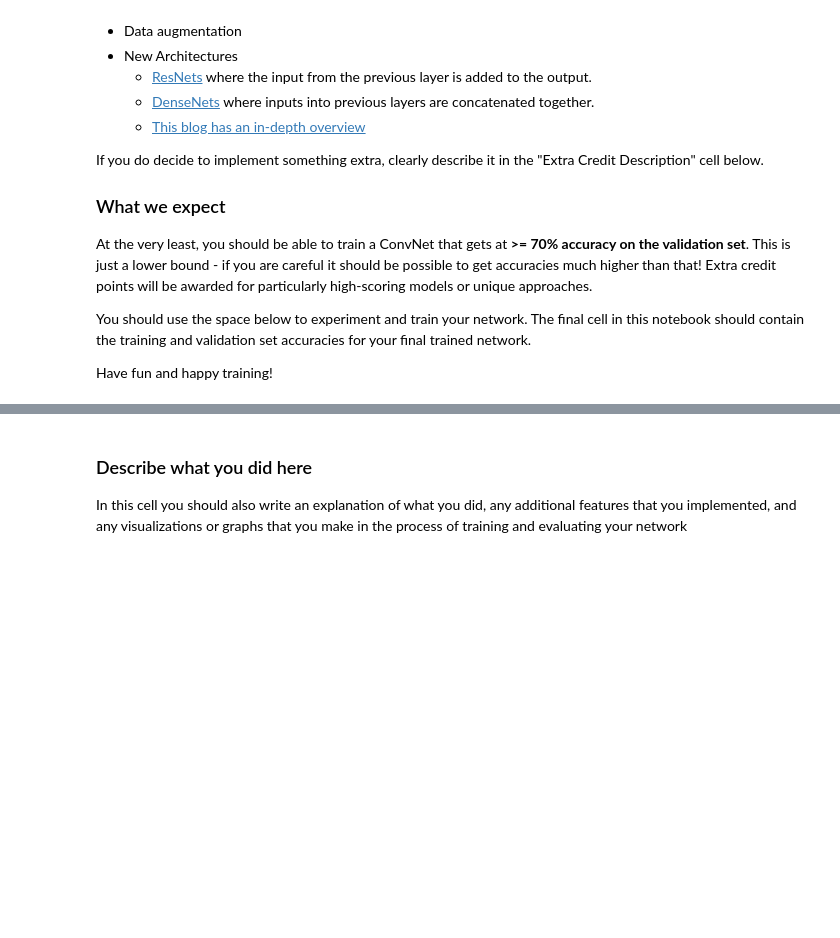
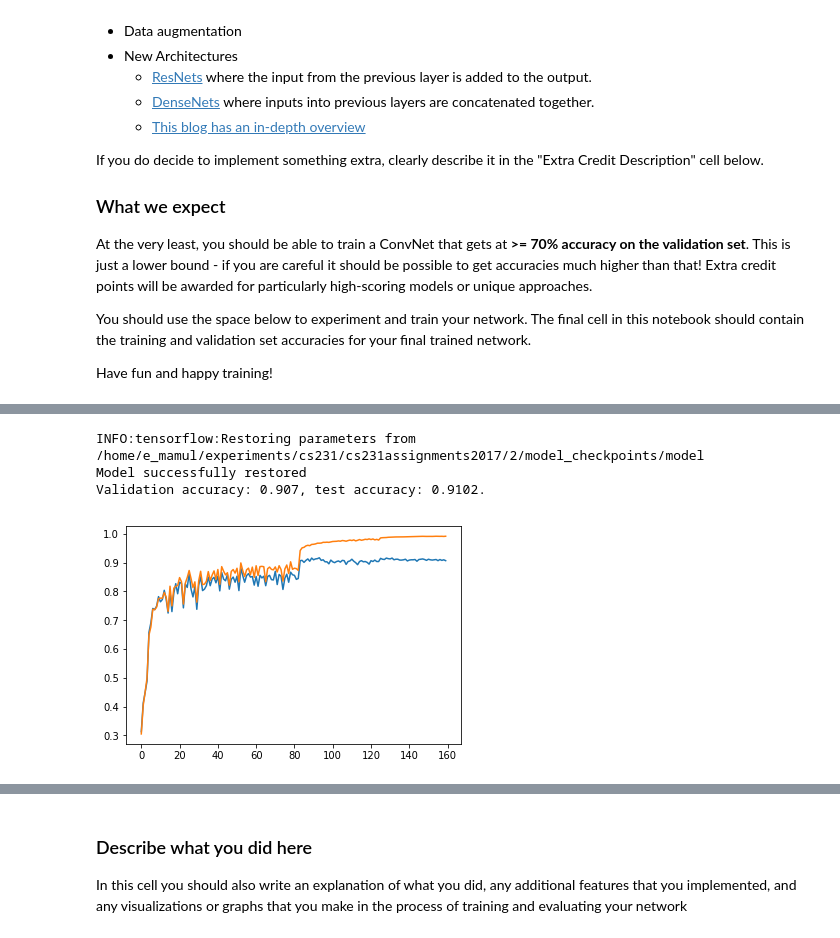
Before and after one commit to PihtaHorse/cs231assignments2017, a Jupyter notebook: 2/TensorFlow.ipynb, the cells around one changed output, grey strips where cells are left out. Saved outputs shown, nothing was run; the diff lists cells and outputs as text; code cells hidden in the pictures; blank space fills up the shorter version.

```diff
--- a/2/TensorFlow.ipynb
+++ b/2/TensorFlow.ipynb
@@ -799,0 +777,43 @@ Epoch #: 25
+# %%
+min_val_accuracy, max_val_accuracy = 0.8, 0.8
+
+batch_size = 128
+accuracies, iteration = [], 0
+learning_rate = 0.075
+
+with tf.Graph().as_default():
+    with tf.Session() as sess:
+        model = ResNetCifar10Model()
+        sess.run(tf.global_variables_initializer())
+
+        for epoch in range(160):
+            generator = batch_generator(X_train, y_train, batch_size, return_batch_number=True, augmentator=seq)
+
+            for (x_batch, y_batch), batch_number in generator:
+                result = sess.run([model.train_step, model.accuracy, model.loss],
+                                  feed_dict={model.x: x_batch,
+                                             model.y_true: y_batch,
+                                             model.is_training: True,
+                                             model.lr: learning_rate})
+
+                iteration += 1
+                if iteration in [32000, 48000]:
+                    learning_rate /= 10
+
+                if not batch_number % 65:
+                    s = 'Epoch: {}. Batch number: {}. Iteration: {}.\nAccuracy: {}. Loss: {}.'
+                    print(s.format(epoch, batch_number, iteration, result[1], result[2]))
+
+            val_accuracy = model.count_accuracy(X_val, y_val, batch_size)
+            train_accuracy = model.count_accuracy(X_train, y_train, batch_size)
+            accuracies.append([val_accuracy, train_accuracy])
+
+            s = 'Epoch %d: validation accuracy: %g, train accuracy: %g.\n'
+            print(s % (epoch, val_accuracy, train_accuracy))
+
+            if val_accuracy > max_val_accuracy:
+                max_val_accuracy = val_accuracy
+                model_name = 'model_val_acc_{}'.format(val_accuracy)
+                model.save(sess, exact_model_name=model_name)
+            elif val_accuracy > min_val_accuracy:
+                model.save(sess)
@@ -800,5 +838,21 @@ Epoch #: 25
+# %%
+tf.reset_default_graph()
+batch_size = 128
+
+with tf.Session() as sess:
+    model = ResNetCifar10Model.restore(sess, model_name='model')
+
+    val_accuracy = model.count_accuracy(X_val, y_val, batch_size)
+    test_accuracy = model.count_accuracy(X_test, y_test, batch_size)
+    print('Validation accuracy: %g, test accuracy: %g.\n' % (val_accuracy, test_accuracy))
+# %% [output]
+INFO:tensorflow:Restoring parameters from /home/e_mamul/experiments/cs231/cs231assignments2017/2/model_checkpoints/model
+Model successfully restored
+Validation accuracy: 0.907, test accuracy: 0.9102.
 # %%
 train_accuracies, validation_accuracies = zip(*accuracies)
 plt.plot(train_accuracies)
-plt.plot(train_accuracies)
+plt.plot(validation_accuracies)
 plt.show()
+# %% [output]
+[figure, added]
```
Also changed, not shown: parts of 24 cells of this notebook, 1 other file.
